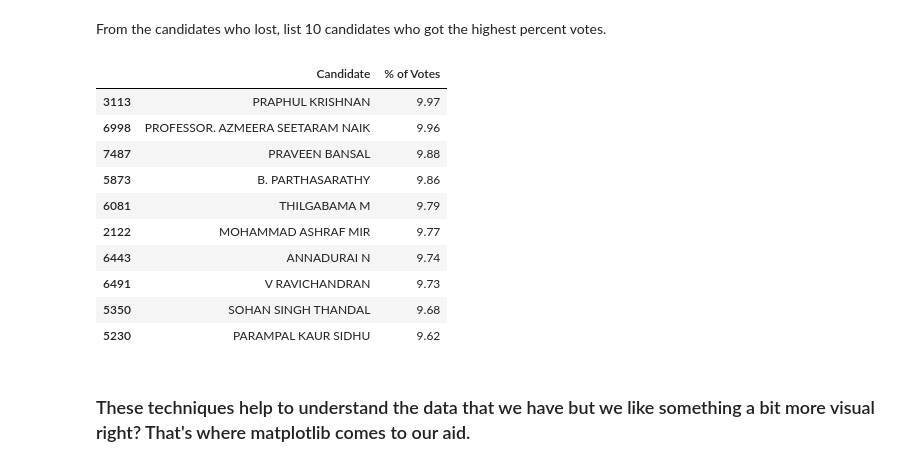
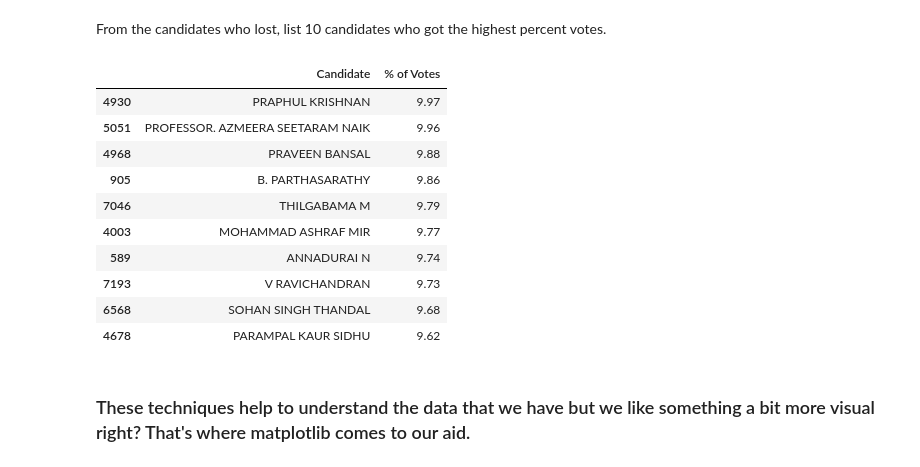
Before and after one commit to sanmeshh/Synapse_Tasks, a Jupyter notebook: task2-ipynb-sanmesh.ipynb, the cells around one changed output. Drawn from its saved outputs; the diff is of its cells as text; code cells hidden in the pictures.

```diff
--- a/task2-ipynb-sanmesh.ipynb
+++ b/task2-ipynb-sanmesh.ipynb
@@ -175,21 +172,21 @@ df5.head(5)
 From the candidates who lost, list 10 candidates who got the highest percent votes.
 # %%
 df5=df.loc[(df['Result']=='Lost')]
-df5.groupby(['Candidate'])['% of Votes'].sum().reset_index()
-df6=df5.sort_values(by=['% of Votes'],ascending=False)
-df6[['Candidate','% of Votes']].head(10)
+df6=df5.groupby(['Candidate'])['% of Votes'].sum().reset_index()
+df6=df6.sort_values(by=['% of Votes'],ascending=False)
+df6[['Candidate','% of Votes']].head(10)#2d matrix
 # %% [output]
 |  | Candidate | % of Votes |
-| 3113 | PRAPHUL KRISHNAN | 9.97 |
-| 6998 | PROFESSOR. AZMEERA SEETARAM NAIK | 9.96 |
-| 7487 | PRAVEEN BANSAL | 9.88 |
-| 5873 | B. PARTHASARATHY | 9.86 |
-| 6081 | THILGABAMA M | 9.79 |
-| 2122 | MOHAMMAD ASHRAF MIR | 9.77 |
-| 6443 | ANNADURAI N | 9.74 |
-| 6491 | V RAVICHANDRAN | 9.73 |
-| 5350 | SOHAN SINGH THANDAL | 9.68 |
-| 5230 | PARAMPAL KAUR SIDHU | 9.62 |
+| 4930 | PRAPHUL KRISHNAN | 9.97 |
+| 5051 | PROFESSOR. AZMEERA SEETARAM NAIK | 9.96 |
+| 4968 | PRAVEEN BANSAL | 9.88 |
+| 905 | B. PARTHASARATHY | 9.86 |
+| 7046 | THILGABAMA M | 9.79 |
+| 4003 | MOHAMMAD ASHRAF MIR | 9.77 |
+| 589 | ANNADURAI N | 9.74 |
+| 7193 | V RAVICHANDRAN | 9.73 |
+| 6568 | SOHAN SINGH THANDAL | 9.68 |
+| 4678 | PARAMPAL KAUR SIDHU | 9.62 |
 # %% [markdown]
 ### These techniques help to understand the data that we have but we like something a bit more visual right? That's where matplotlib comes to our aid.
 # %% [markdown]
```
Also changed, not shown: parts of 5 cells of this notebook.
